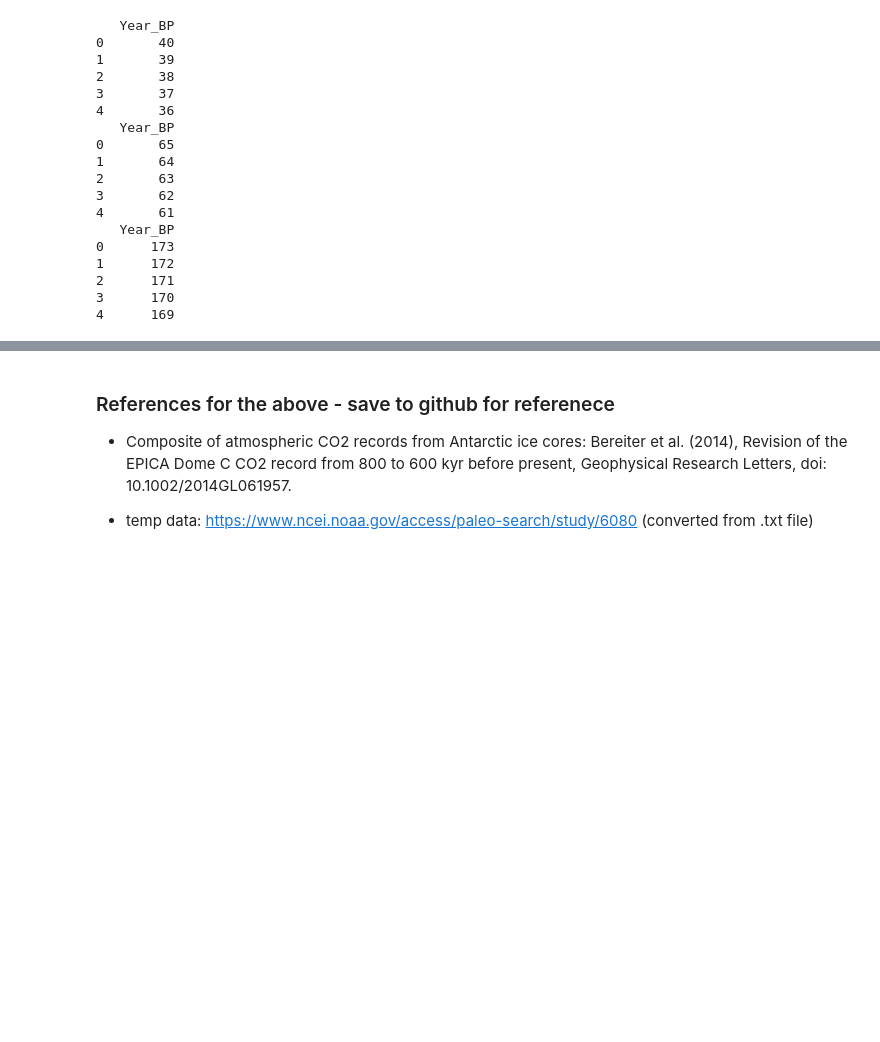
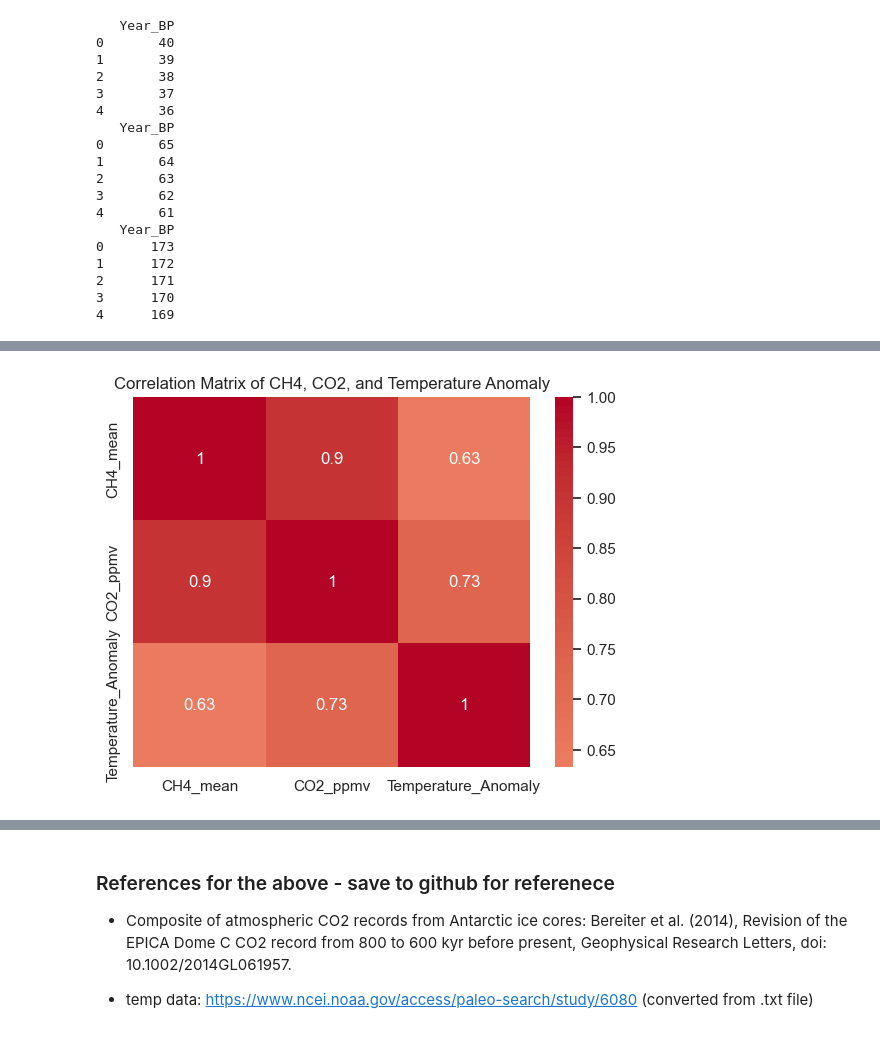
Before and after one commit to conortierney/Prog_DA_Assignment2, a Jupyter notebook: Prog_DA_Assignment2.ipynb, the cells around one changed output, grey strips where cells are left out. Drawn from its saved outputs; the diff is of its cells as text; code cells hidden in the pictures; blank space fills up the shorter version.

```diff
--- a/Prog_DA_Assignment2.ipynb
+++ b/Prog_DA_Assignment2.ipynb
@@ -143,9 +143,9 @@ Index(['depth_m', 'gas_age_calBP', 'CH4 mean', 'CH4_1s', 'Lab_name'], dtype='obj
 current_year = 2024
 
 # Convert modern years to years BP
-modern_ch4['Year_BP'] = current_year - modern_ch4['Year']
-modern_co2['Year_BP'] = current_year - modern_co2['Year']
-modern_temp['Year_BP'] = current_year - modern_temp['Year']
+modern_ch4['Year_BP'] = current_year - modern_ch4['year']  # small y
+modern_co2['Year_BP'] = current_year - modern_co2['year']  # small y
+modern_temp['Year_BP'] = current_year - modern_temp['Year'] # big Y
 
 # Display the first few rows to verify the conversion
 print(modern_ch4[['Year_BP']].head())
@@ -211,0 +288,13 @@ combined_data.to_json('fused_climate_data.json', orient='records')
+# %%
+import seaborn as sns
+import matplotlib.pyplot as plt
+
+# Compute correlation matrix
+corr_matrix = final_data[['CH4_mean', 'CO2_ppmv', 'Temperature_Anomaly']].corr()
+
+# Plot heatmap
+sns.heatmap(corr_matrix, annot=True, cmap='coolwarm', center=0)
+plt.title('Correlation Matrix of CH4, CO2, and Temperature Anomaly')
+plt.show()
+# %% [output]
+[figure, added]
```
Also changed, not shown: parts of 18 cells of this notebook, 2 other files.
